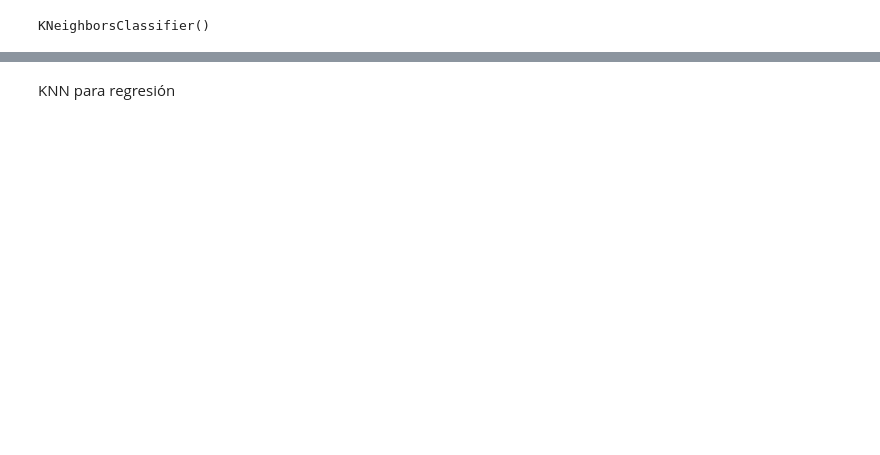
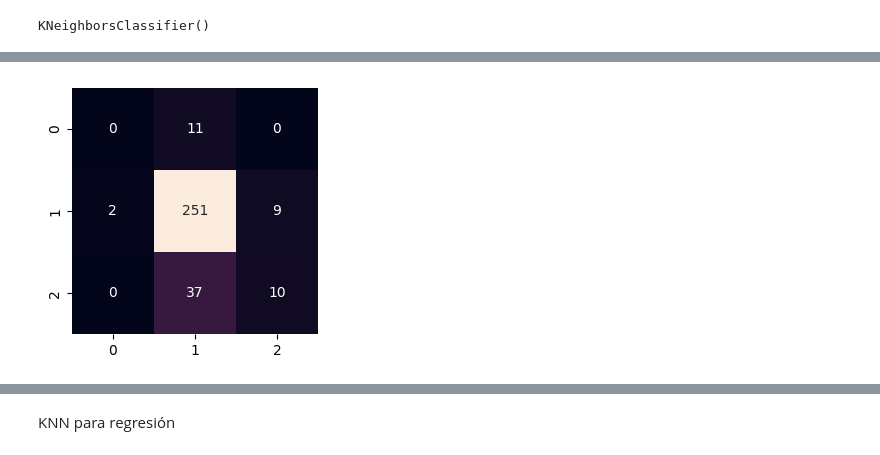
Before and after one commit to emilceinfante/K_Vecinos, a Jupyter notebook: src/explore.ipynb, the cells around one changed output, grey strips where cells are left out. Saved outputs shown, nothing was run; the diff lists cells and outputs as text; code cells hidden in the pictures; blank space fills up the shorter version.

```diff
--- a/src/explore.ipynb
+++ b/src/explore.ipynb
@@ -22,0 +50,3 @@ X_train.head()
+# %%
+total_data.drop(["quality"], axis = 1, inplace = True)
+total_data.sample(10)
@@ -22,0 +65,7 @@ X_train.head()
+# %%
+X = total_data.drop("label", axis = 1)
+y = total_data["label"]
+
+X_train, X_test, y_train, y_test = train_test_split(X, y, test_size = 0.2, random_state = 42)
+
+X_train.head()
@@ -58,0 +111,18 @@ dump(model, open("knn_classifier_default.sav", "wb"))
+# %%
+import matplotlib.pyplot as plt
+import seaborn as sns
+from sklearn.metrics import confusion_matrix
+
+bank_cm = confusion_matrix(y_test, y_pred)
+
+# Dibujaremos esta matriz para hacerla más visual
+cm_df = pd.DataFrame(bank_cm)
+
+plt.figure(figsize = (3, 3))
+sns.heatmap(cm_df, annot=True, fmt="d", cbar=False)
+
+plt.tight_layout()
+
+plt.show()
+# %% [output]
+[figure, added]
```
Also changed, not shown: parts of 9 cells of this notebook, 2 other files.
